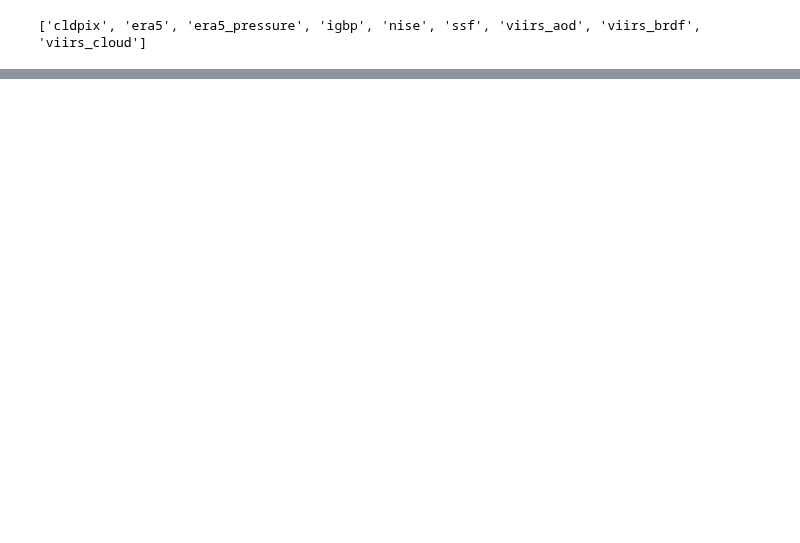
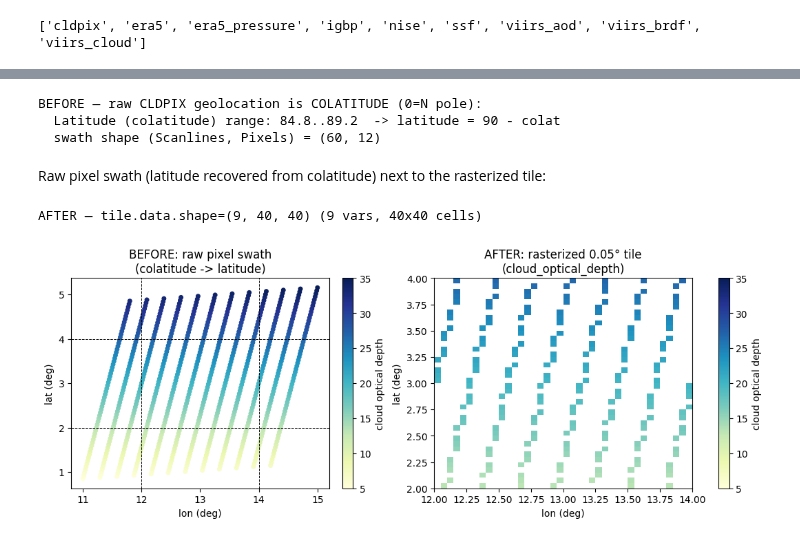
Before and after one commit to LASP-Libera/libera_utils, a Jupyter notebook: notebooks/03_readers_swath.ipynb, the cells around one changed output, grey strips where cells are left out. Drawn from its saved outputs; the diff is of its cells as text; code cells hidden in the pictures; blank space fills up the shorter version.

```diff
--- a/notebooks/03_readers_swath.ipynb
+++ b/notebooks/03_readers_swath.ipynb
@@ -161,0 +176,54 @@ viirs_cloud tile shape=(2, 4, 4); cloud optical thickness mean=4.00
+# %%
+from tests.test_data.footprint_matching.fixtures import make_cldpix_fixture
+
+# A 2-D pixel ribbon (scanlines x pixels) sweeping across tile [2,4]x[12,14].
+nscan, npix = 60, 12
+scan = np.linspace(1.0, 5.0, nscan)
+across = np.linspace(-1.0, 1.0, npix)
+sw_lat = (scan[:, None] + 0.15 * across[None, :]).astype(np.float32)
+sw_lon = (13.0 + 1.6 * across[None, :] + 0.2 * (scan[:, None] - 3.0)).astype(np.float32)  # 0-360
+cldpix_path = make_cldpix_fixture(workdir, lats=sw_lat, lons_0360=sw_lon)
+
+# The fixture writes a constant optical depth; overwrite it with a spatial gradient so the
+# "after" plot shows structure (valid_range is 0.25..150).
+with netCDF4.Dataset(cldpix_path, "r+") as ds:
+    ds.set_auto_mask(False)
+    colat = ds["Latitude"][:]
+    grad = 5.0 + 30.0 * (colat.max() - colat) / (colat.max() - colat.min())
+    ds["Eff_Cld_Optical_Depth"][:] = grad.astype(np.float32)
+    print("BEFORE — raw CLDPIX geolocation is COLATITUDE (0=N pole):")
+    print(f"  Latitude (colatitude) range: {colat.min():.1f}..{colat.max():.1f}  -> latitude = 90 - colat")
+    print(f"  swath shape (Scanlines, Pixels) = {ds['Eff_Cld_Optical_Depth'].shape}")
+# %% [output]
+BEFORE — raw CLDPIX geolocation is COLATITUDE (0=N pole):
+  Latitude (colatitude) range: 84.8..89.2  -> latitude = 90 - colat
+  swath shape (Scanlines, Pixels) = (60, 12)
+# %% [markdown]
+Raw pixel swath (latitude recovered from colatitude) next to the rasterized tile:
+# %%
+cldpix = ReaderRegistry.get("cldpix")(cldpix_path)
+p_lats, p_lons, p_vals = cldpix._load_points()
+ctile = cldpix.load_tile(TileKey("cldpix", 46, 96))
+cod = [v.name for v in cldpix.VARIABLES].index("cloud_optical_depth")
+print(f"AFTER — tile.data.shape={ctile.data.shape} (9 vars, 40x40 cells)")
+
+vmin, vmax = float(np.nanmin(p_vals[cod])), float(np.nanmax(p_vals[cod]))
+fig, axes = plt.subplots(1, 2, figsize=(10.5, 4.0), constrained_layout=True)
+sc = axes[0].scatter(p_lons, p_lats, c=p_vals[cod], cmap="YlGnBu", s=16, vmin=vmin, vmax=vmax)
+for x in (12, 14):
+    axes[0].axvline(x, color="k", lw=0.7, ls="--")
+for y in (2, 4):
+    axes[0].axhline(y, color="k", lw=0.7, ls="--")
+axes[0].set_title("BEFORE: raw pixel swath\n(colatitude -> latitude)")
+axes[0].set_xlabel("lon (deg)")
+axes[0].set_ylabel("lat (deg)")
+fig.colorbar(sc, ax=axes[0], label="cloud optical depth")
+im = axes[1].pcolormesh(ctile.lons, ctile.lats, ctile.data[cod], cmap="YlGnBu", vmin=vmin, vmax=vmax, shading="auto")
+axes[1].set_title("AFTER: rasterized 0.05° tile\n(cloud_optical_depth)")
+axes[1].set_xlabel("lon (deg)")
+axes[1].set_ylabel("lat (deg)")
+fig.colorbar(im, ax=axes[1], label="cloud optical depth")
+plt.show()
+# %% [output]
+AFTER — tile.data.shape=(9, 40, 40) (9 vars, 40x40 cells)
+[figure, added]
```
Also changed, not shown: parts of 25 cells of this notebook.
